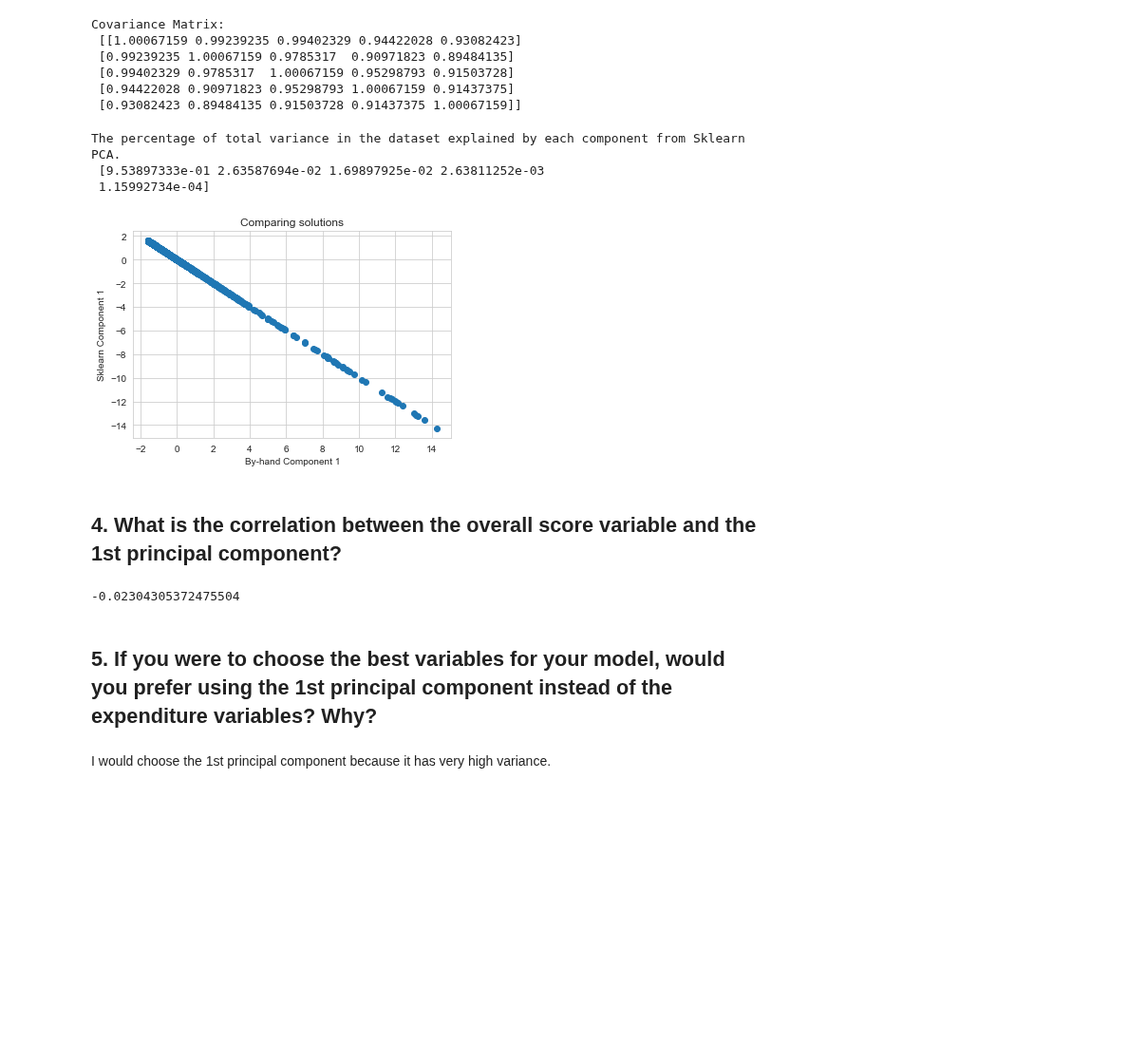
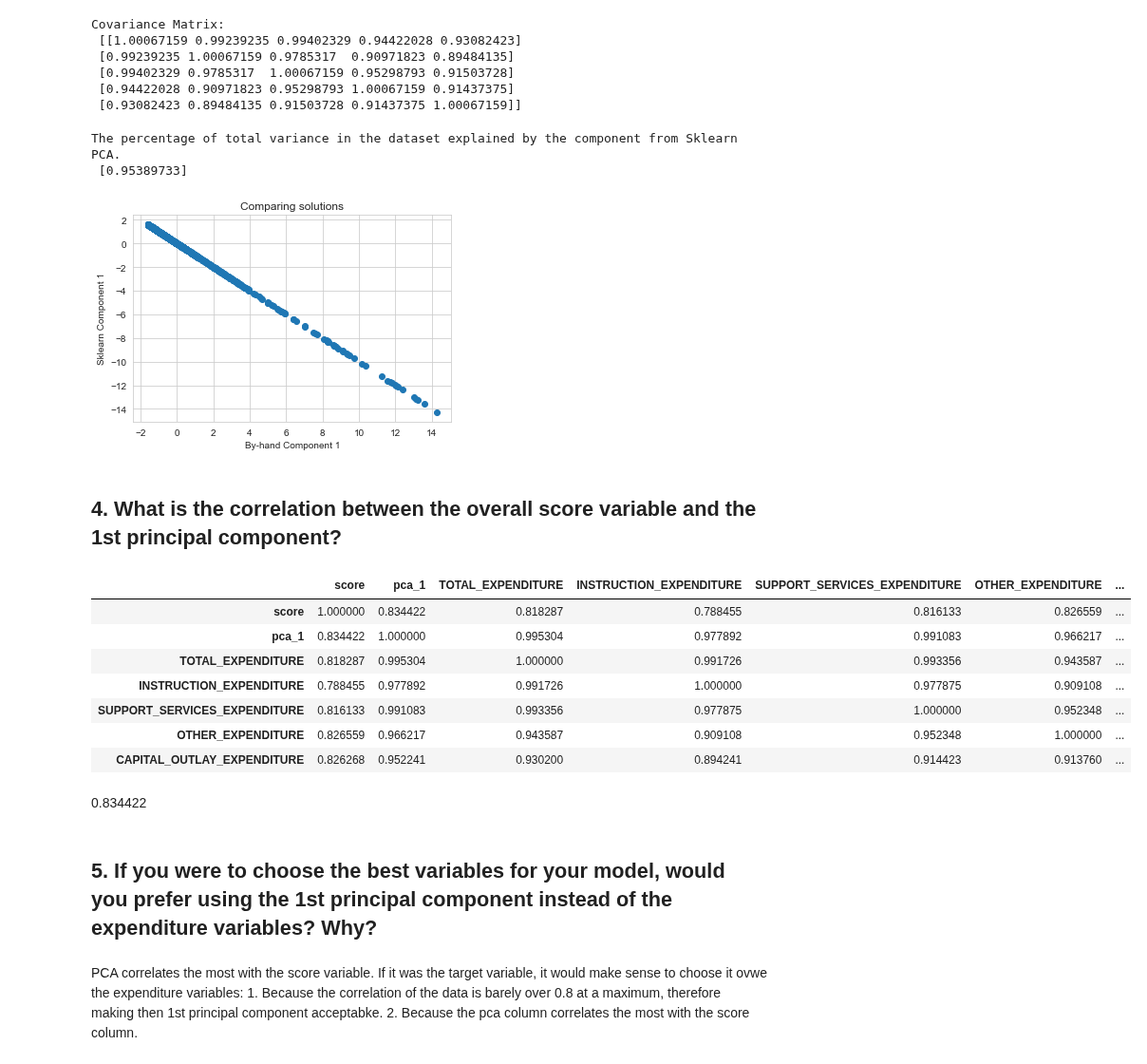
Before and after one commit to Alsukhon/Thinkful, a Jupyter notebook: 17.8 Feature engineering 2/17.8 Feature Engineering 2.ipynb, the cells around one changed output. Shown at 95% size. Saved outputs shown, nothing was run; the diff lists cells and outputs as text; code cells hidden in the pictures; blank space fills up the shorter version.

```diff
--- a/17.8 Feature engineering 2/17.8 Feature Engineering 2.ipynb
+++ b/17.8 Feature engineering 2/17.8 Feature Engineering 2.ipynb
@@ -118,8 +118,8 @@ Covariance Matrix:
 # Calculating eigenvalues and eigenvectors.
 eig_val_cov, eig_vec_cov = np.linalg.eig(Cx)
 # %%
-sklearn_pca = PCA(n_components=5)
-Y_sklearn = sklearn_pca.fit_transform(X)
+sklearn_pca = PCA(n_components=1)
+useducation["pca"] = sklearn_pca.fit_transform(X)
 
 P = eig_vec_cov[:, 0]
 
@@ -127,7 +127,7 @@ P = eig_vec_cov[:, 0]
 Y = P.T.dot(Xt)
 
 print(
-    'The percentage of total variance in the dataset explained by each',
+    'The percentage of total variance in the dataset explained by the',
     'component from Sklearn PCA.\n',
     sklearn_pca.explained_variance_ratio_
 )
@@ -139,19 +139,31 @@ plt.ylabel('Sklearn Component 1')
 plt.xlabel('By-hand Component 1')
 plt.show()
 # %% [output]
-The percentage of total variance in the dataset explained by each component from Sklearn PCA.
- [9.53897333e-01 2.63587694e-02 1.69897925e-02 2.63811252e-03
- 1.15992734e-04]
+The percentage of total variance in the dataset explained by the component from Sklearn PCA.
+ [0.95389733]
 [figure]
 # %% [markdown]
 ## 4. What is the correlation between the overall score variable and the 1st principal component?
 # %%
 useducation['score']
 Y = pd.DataFrame(Y)
-useducation['score'].corr(Y[0])
+
+useducation[["score", "pca", "TOTAL_EXPENDITURE", "INSTRUCTION_EXPENDITURE",
+              "SUPPORT_SERVICES_EXPENDITURE", "OTHER_EXPENDITURE", "CAPITAL_OUTLAY_EXPENDITURE"]].corr()
 # %% [output]
--0.02304305372475504
+|  | score | pca_1 | TOTAL_EXPENDITURE | INSTRUCTION_EXPENDITURE | SUPPORT_SERVICES_EXPENDITURE | OTHER_EXPENDITURE | ... |
+| score | 1.000000 | 0.834422 | 0.818287 | 0.788455 | 0.816133 | 0.826559 | ... |
+| pca_1 | 0.834422 | 1.000000 | 0.995304 | 0.977892 | 0.991083 | 0.966217 | ... |
+| TOTAL_EXPENDITURE | 0.818287 | 0.995304 | 1.000000 | 0.991726 | 0.993356 | 0.943587 | ... |
+| INSTRUCTION_EXPENDITURE | 0.788455 | 0.977892 | 0.991726 | 1.000000 | 0.977875 | 0.909108 | ... |
+| SUPPORT_SERVICES_EXPENDITURE | 0.816133 | 0.991083 | 0.993356 | 0.977875 | 1.000000 | 0.952348 | ... |
+| OTHER_EXPENDITURE | 0.826559 | 0.966217 | 0.943587 | 0.909108 | 0.952348 | 1.000000 | ... |
+| CAPITAL_OUTLAY_EXPENDITURE | 0.826268 | 0.952241 | 0.930200 | 0.894241 | 0.914423 | 0.913760 | ... |
+# %% [markdown]
+0.834422
 # %% [markdown]
 ## 5. If you were to choose the best variables for your model, would you prefer using the 1st principal component instead of the expenditure variables? Why?
-# %% [markdown]
-I would choose the 1st principal component because it has very high variance.
+# %% [markdown]
+PCA correlates the most with the score variable. If it was the target variable, it would make sense to choose it ovwe the expenditure variables:
+    1. Because the correlation of the data is barely over 0.8 at a maximum, therefore making then 1st principal component acceptabke.
+    2. Because the pca column correlates the most with the score column.
```
